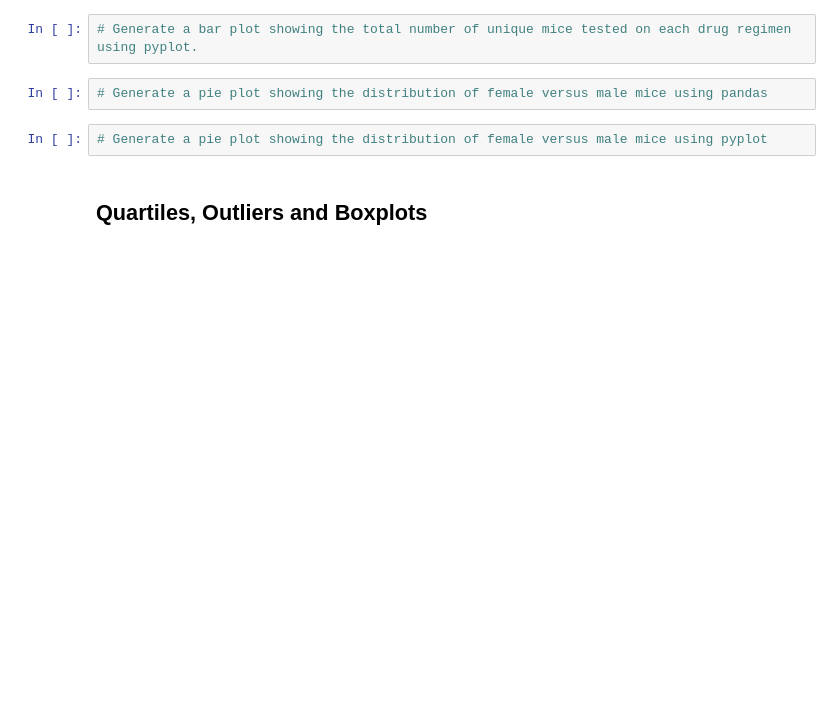
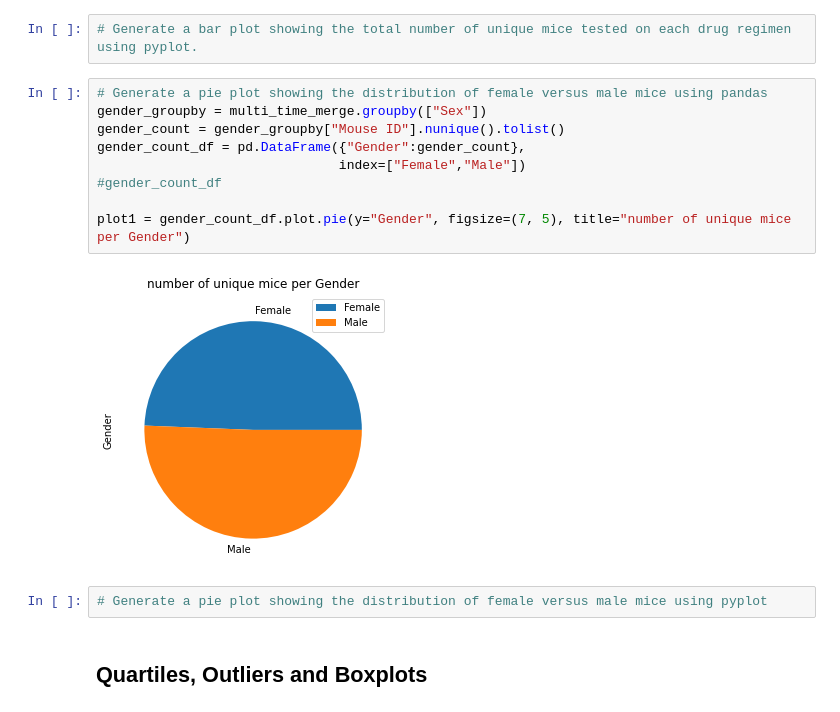
Before and after one commit to da-jam/matplotlib_challenge, a Jupyter notebook: Pymaceuticals/pymaceuticals_starter.ipynb, the cells around one changed output. Cells and saved outputs as stored; diff of their text form; blank space fills up the shorter version.

```diff
--- a/Pymaceuticals/pymaceuticals_starter.ipynb
+++ b/Pymaceuticals/pymaceuticals_starter.ipynb
@@ -219,6 +228,15 @@ summary_tumor_agg
 # Generate a bar plot showing the total number of unique mice tested on each drug regimen using pyplot.
 # %%
 # Generate a pie plot showing the distribution of female versus male mice using pandas
+gender_groupby = multi_time_merge.groupby(["Sex"])
+gender_count = gender_groupby["Mouse ID"].nunique().tolist()
+gender_count_df = pd.DataFrame({"Gender":gender_count},
+                               index=["Female","Male"])
+#gender_count_df
+
+plot1 = gender_count_df.plot.pie(y="Gender", figsize=(7, 5), title="number of unique mice per Gender")
+# %% [output]
+[figure, added]
 # %%
 # Generate a pie plot showing the distribution of female versus male mice using pyplot
 # %% [markdown]
```
Also changed, not shown: parts of 5 cells of this notebook.
